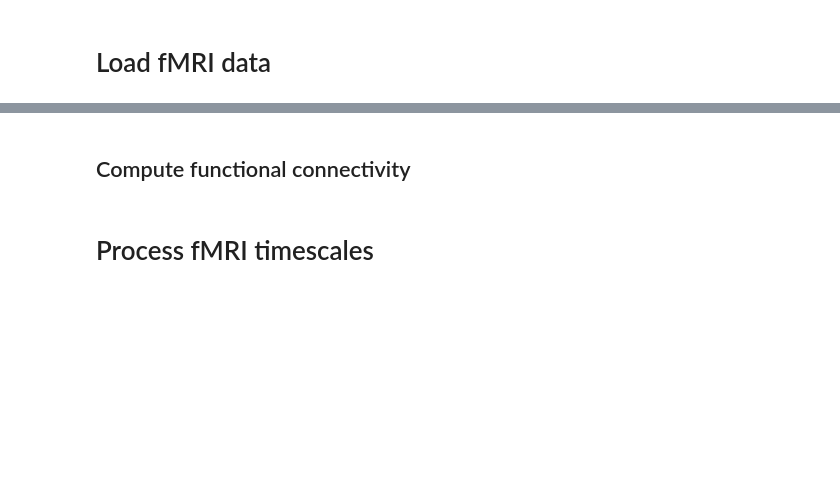
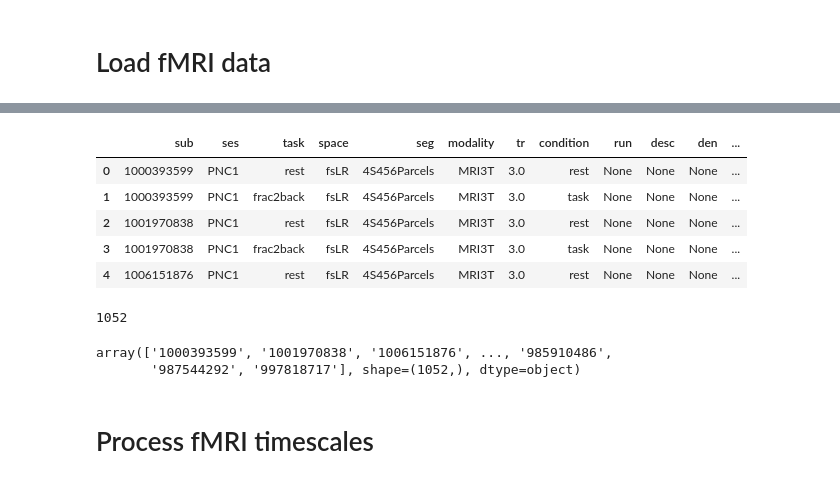
Before and after one commit to LindenParkesLab/intrinsic_neural_timescales, a Jupyter notebook: scripts/timescales_process.ipynb, the cells around one changed output, grey strips where cells are left out. Cells and saved outputs as stored; diff of their text form; code cells hidden in the pictures; blank space fills up the shorter version.

```diff
--- a/scripts/timescales_process.ipynb
+++ b/scripts/timescales_process.ipynb
@@ -20,6 +23,12 @@ from src.data import DataLoader
 
 # Select the dataset to process.
 # Available: 'HCP-YA', 'HCP-D', 'WAND', 'PNC', 'NKI', 'UCLA', 'Penn_LEAD', 'HBN'
-dataset = 'HCP-YA'
+dataset = 'PNC'
+
+# Optional parcellation override. Leave as None to use the dataset-specific default
+# from DATASET_PARAMS (e.g. 'Schaefer4007'). Set to e.g. 'Schaefer10007' to process
+# at a different resolution. This determines the seg- token written into the scan
+# registry, and therefore the parcellation the timescale outputs are saved/loaded at.
+seg = None
 
 data_loader = DataLoader(dataset=dataset)
@@ -26,18 +42,26 @@ data_loader = DataLoader(dataset=dataset)
 # %% [markdown]
 # Load fMRI data
 # %%
-from src.notebook import DATASET_PARAMS
+from src.notebook import get_dataset_params
 
 # ── Load parameters for the selected dataset ─────────────────────────────────
 # Edit DATASET_PARAMS in src/notebook.py to change processing parameters.
-params = DATASET_PARAMS[dataset]
+# Pass seg=seg to override the dataset's default parcellation (None keeps the default).
+params = get_dataset_params(dataset, seg=seg)
+detrend             = params['detrend']
 nuisance_regression = params['nuisance_regression']
 task_regression     = params['task_regression']
 
 subject_ids = data_loader.load_subject_ids(params['subject_ids_file'])
-# subject_ids = subject_ids[:20]  # limit for testing
+# subject_ids = subject_ids[:10]  # limit for testing
 
 print(f"Dataset:    {dataset}")
 print(f"Modalities: {params['modalities']}")
+print(f"Sessions: {params['sessions']}")
+print(f"Seg: {params['seg']}")
+print(f"Detrend: {detrend}")
+print(f"Nuis. regression: {nuisance_regression}")
+print(f"Task regression: {task_regression}")
+
 print(f"Subjects:   {len(subject_ids)}")
 subject_ids[:5]
@@ -61,5 +132,17 @@ data_loader.validate_scan_registry(
 # %%
 timeseries_data = data_loader.load_batch(
+    detrend=detrend,
     nuisance_regression=nuisance_regression,
+    frequency_filter=False,
     verbose=True,
 )
+
+# The XCP-D 4S456Parcels atlas returns the 400 Schaefer-400 (7Networks) cortical
+# parcels followed by 56 subcortical/cerebellar parcels. Keep the cortical parcels
+# only, so PNC matches the Schaefer-400 convention used by every other dataset and
+# the S-A axis (verified: 4S456 columns 0:400 == schaefer400-7 order).
+if params['seg'] == '4S456Parcels':
+    timeseries_data = {
+        scan_string: (ts[:400] if ts is not None else None)
+        for scan_string, ts in timeseries_data.items()
+    }
@@ -66,23 +167,37 @@ timeseries_data = data_loader.load_batch(
 # %%
 # The registry filename encodes the dataset and, for HCP-YA, the active modality.
 active_modality = params['modalities'][0] if len(params['modalities']) == 1 else 'multi'
 modality_suffix = {
     'MRI3T': '',
     'MRI7T': '_7T',
     'MEG':   '_MEG',
     'multi': '_multi',
 }.get(active_modality, f'_{active_modality}')
 
-registry_filename = f'scan_registry_{dataset}{modality_suffix}.csv'
+# Append the parcellation only when seg was explicitly overridden, so the default
+# resolution keeps the original filename (e.g. scan_registry_HCP-D.csv).
+seg_suffix = f'_{seg}' if seg is not None else ''
+
+registry_filename = f'scan_registry_{dataset}{modality_suffix}{seg_suffix}.csv'
 data_loader.export_scan_registry(registry_filename)
 
 scan_registry = data_loader.list_registered_scans()
 scan_registry.head()
+# %% [output]
+|  | sub | ses | task | space | seg | modality | tr | condition | run | desc | den | ... |
+| 0 | 1000393599 | PNC1 | rest | fsLR | 4S456Parcels | MRI3T | 3.0 | rest | None | None | None | ... |
+| 1 | 1000393599 | PNC1 | frac2back | fsLR | 4S456Parcels | MRI3T | 3.0 | task | None | None | None | ... |
+| 2 | 1001970838 | PNC1 | rest | fsLR | 4S456Parcels | MRI3T | 3.0 | rest | None | None | None | ... |
+| 3 | 1001970838 | PNC1 | frac2back | fsLR | 4S456Parcels | MRI3T | 3.0 | task | None | None | None | ... |
+| 4 | 1006151876 | PNC1 | rest | fsLR | 4S456Parcels | MRI3T | 3.0 | rest | None | None | None | ... |
 # %%
 subject_ids = scan_registry['sub'].unique()
 n_subs = len(subject_ids)
 print(n_subs)
+# %% [output]
+1052
 # %%
 subject_ids
+# %% [output]
+array(['1000393599', '1001970838', '1006151876', ..., '985910486',
+       '987544292', '997818717'], shape=(1052,), dtype=object)
-# %% [markdown]
-## Compute functional connectivity
```
Also changed, not shown: parts of 29 cells of this notebook, 2 other files.
